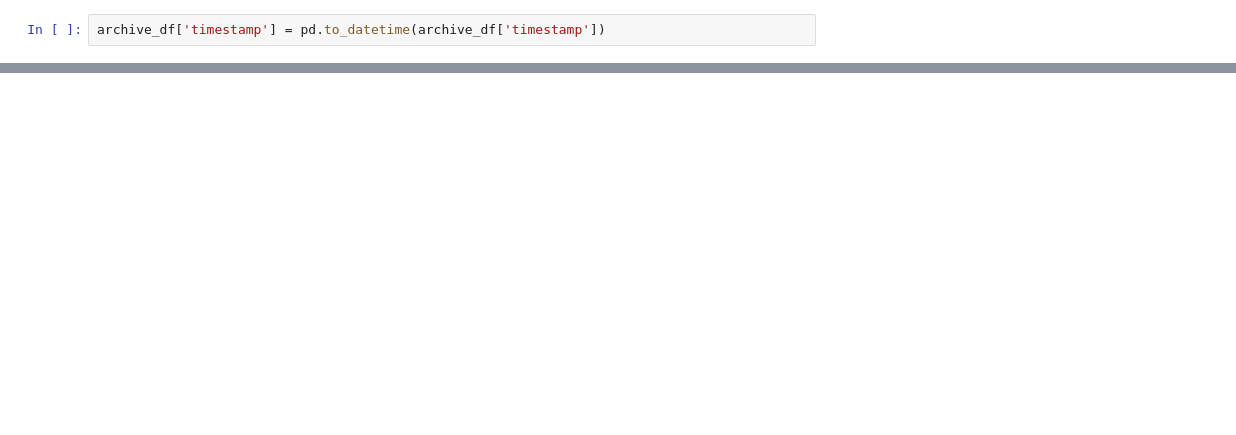
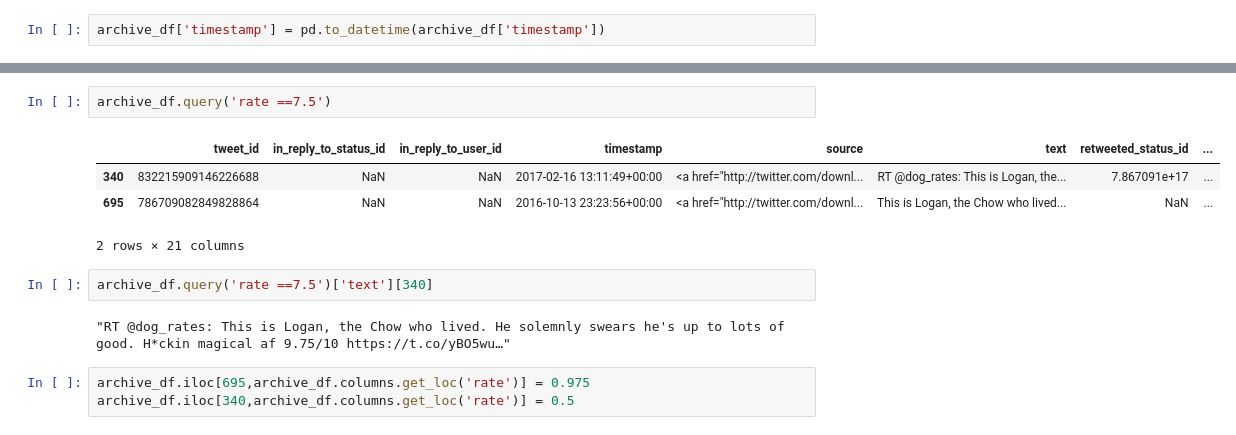
Before and after one commit to hagerElsehaimy/WeRateDogs, a Jupyter notebook: WeRateDogs.ipynb, the cells around one changed output, grey strips where cells are left out. Saved outputs shown, nothing was run; the diff lists cells and outputs as text; blank space fills up the shorter version.

```diff
--- a/WeRateDogs.ipynb
+++ b/WeRateDogs.ipynb
@@ -443,0 +508,14 @@ archive_df.drop(['in_reply_to_status_id',
+# %%
+archive_df.query('rate ==7.5')
+# %% [output]
+|  | tweet_id | in_reply_to_status_id | in_reply_to_user_id | timestamp | source | text | retweeted_status_id | ... |
+| 340 | 832215909146226688 | NaN | NaN | 2017-02-16 13:11:49+00:00 | <a href="http://twitter.com/downl... | RT @dog_rates: This is Logan, the... | 7.867091e+17 | ... |
+| 695 | 786709082849828864 | NaN | NaN | 2016-10-13 23:23:56+00:00 | <a href="http://twitter.com/downl... | This is Logan, the Chow who lived... | NaN | ... |
+2 rows × 21 columns
+# %%
+archive_df.query('rate ==7.5')['text'][340]
+# %% [output]
+"RT @dog_rates: This is Logan, the Chow who lived. He solemnly swears he's up to lots of good. H*ckin magical af 9.75/10 https://t.co/yBO5wu…"
+# %%
+archive_df.iloc[695,archive_df.columns.get_loc('rate')] = 0.975
+archive_df.iloc[340,archive_df.columns.get_loc('rate')] = 0.5
```
Also changed, not shown: parts of 25 cells of this notebook.
